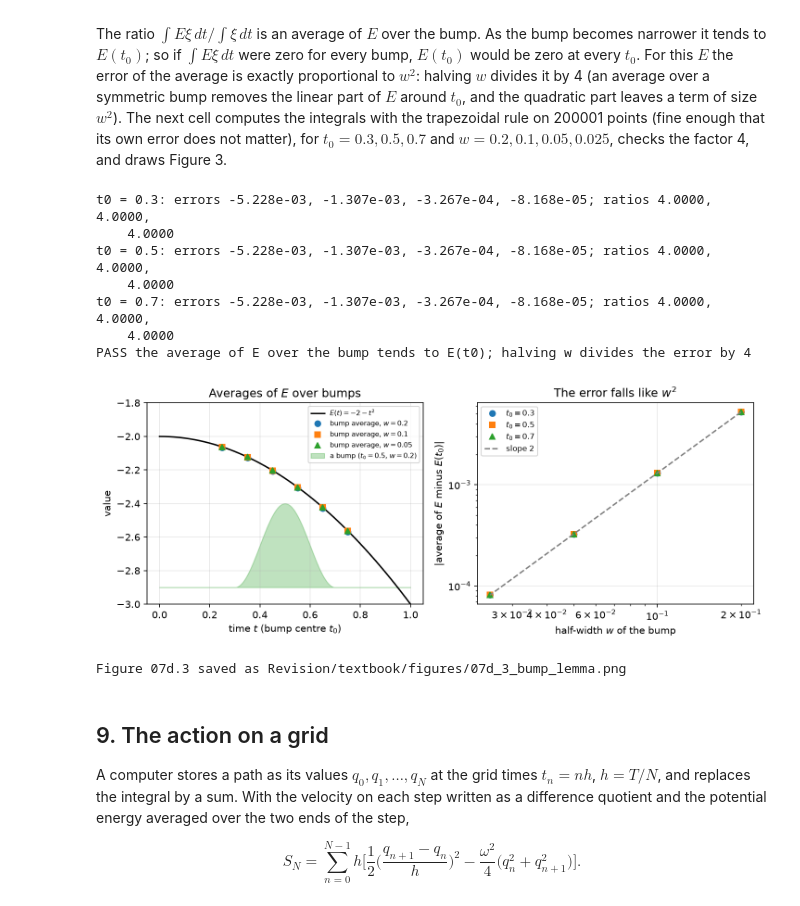
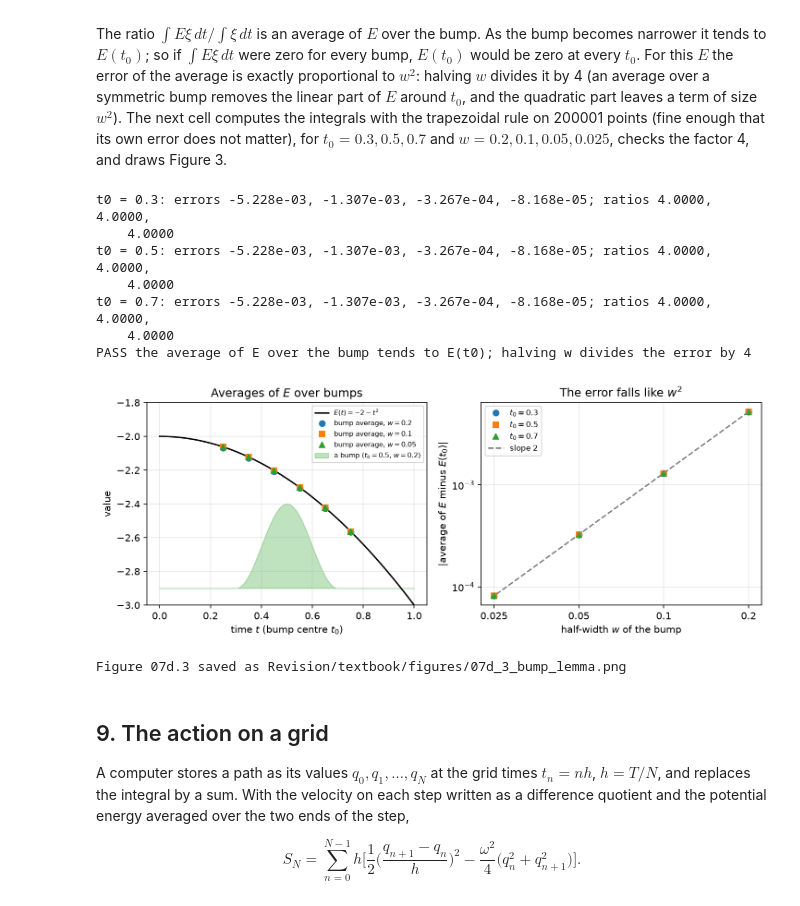
Before and after one commit to once-ere/Dirac_claude, a Jupyter notebook: Revision/textbook/notebooks/07d_action_principle.ipynb, the cells around one changed output. Drawn from its saved outputs; the diff is of its cells as text; code cells hidden in the pictures.

```diff
--- a/Revision/textbook/notebooks/07d_action_principle.ipynb
+++ b/Revision/textbook/notebooks/07d_action_principle.ipynb
@@ -994,7 +994,7 @@ for name in ("line", "parabola"):
     inside = sp.integrate(E_of(path) * xi_open, (t, 0, 1))
     p_xi = sp.diff(path, t) * xi_open  # (dL/dq') xi = q' xi for the oscillator
     boundary = p_xi.subs(t, 1) - p_xi.subs(t, 0)  # [q' xi] from 0 to 1
-    say(f"{name:9s}, xi = t: S1 = {sp.simplify(first)}, integral = "
+    say(f"{name}, xi = t: S1 = {sp.simplify(first)}, integral = "
         f"{sp.simplify(inside)}, boundary term = {boundary}")
     boundary_ok = boundary_ok and sp.simplify(first - inside - boundary) == 0
 check(boundary_ok, "for xi = t (not zero at t = 1): S1 = integral of E xi + "
@@ -1110,34 +1110,36 @@ left.set_xlabel("time $t$ (bump centre $t_0$)")
 left.set_ylabel("value")
 left.set_title("Averages of $E$ over bumps")
 left.legend(fontsize=7, loc="upper right")
 for centre, marker in zip(centres, ["o", "s", "^"]):
     right.loglog(widths, np.abs(errors[centre]), marker, label=f"$t_0 = {centre}$")
 reference = np.abs(errors[0.5][0]) * (np.array(widths) / widths[0]) ** 2
 right.loglog(widths, reference, "--", color="grey", label="slope 2")
+right.set_xticks(widths, [str(width) for width in widths])  # plain tick labels
+right.minorticks_off()  # no unlabelled minor ticks
 right.set_xlabel("half-width $w$ of the bump")
 right.set_ylabel("|average of $E$ minus $E(t_0)$|")
 right.set_title("The error falls like $w^2$")
 right.legend(fontsize=8)
 fig.tight_layout()
 save_figure(fig, "bump_lemma",
             "The fundamental lemma made visible, for the parabola path with $E(t) = "
             "-2 - t^2$ (black line). Left: the average of $E$ over a bump "
             "$\\cos^2(\\pi(t - t_0)/(2w))$ of half-width $w$ (one bump is shaded "
             "green at the bottom), plotted at its centre $t_0$ for $w = 0.2$, $0.1$, "
             "$0.05$; the averages approach the curve as the bumps narrow. Right: "
             "the distance of the average from $E(t_0)$ against $w$ on logarithmic "
             "axes for three centres; the points lie on a line of slope 2 (dashed): "
             "the error is proportional to $w^2$. A function whose integral against "
             "every bump vanishes must therefore vanish everywhere.")
 # %% [output]
 t0 = 0.3: errors -5.228e-03, -1.307e-03, -3.267e-04, -8.168e-05; ratios 4.0000, 4.0000,
     4.0000
 t0 = 0.5: errors -5.228e-03, -1.307e-03, -3.267e-04, -8.168e-05; ratios 4.0000, 4.0000,
     4.0000
 t0 = 0.7: errors -5.228e-03, -1.307e-03, -3.267e-04, -8.168e-05; ratios 4.0000, 4.0000,
     4.0000
 PASS the average of E over the bump tends to E(t0); halving w divides the error by 4
-[figure, old version]
+[figure, new version]
 Figure 07d.3 saved as Revision/textbook/figures/07d_3_bump_lemma.png
 # %% [markdown]
 ## 9. The action on a grid
```
Also changed, not shown: parts of 3 cells of this notebook, 36 other files.
